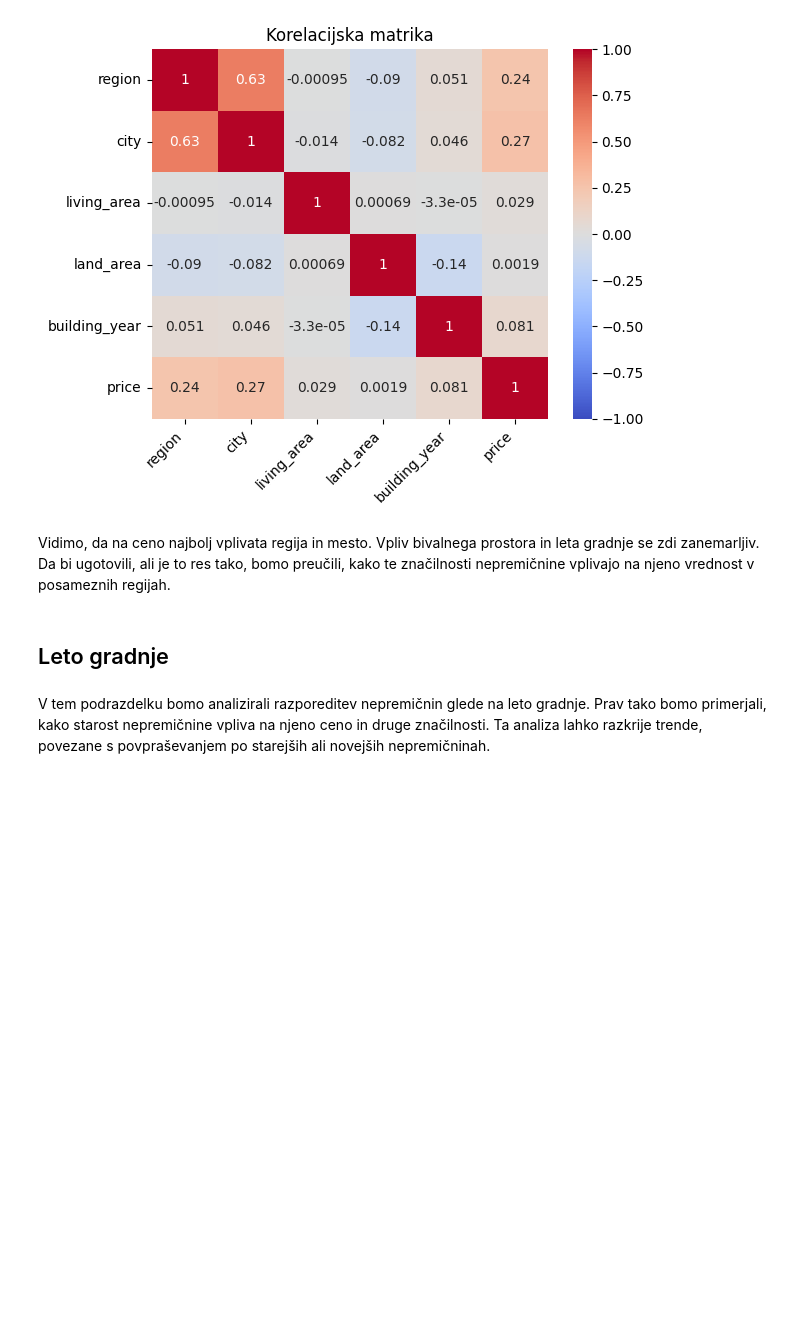
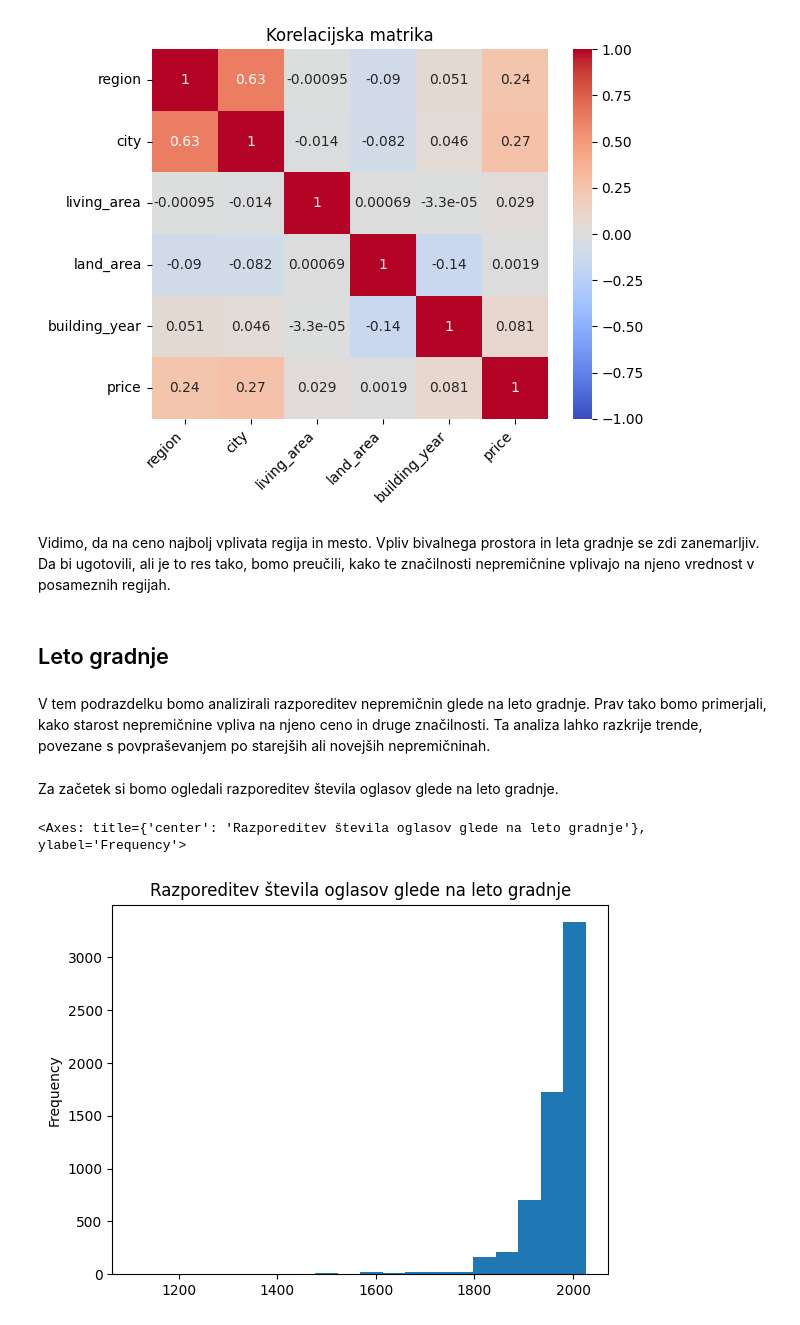
Before and after one commit to iruspro/RealEstateSlovenia-Insight, a Jupyter notebook: analysys.ipynb, the cells around one changed output. Saved outputs shown, nothing was run; the diff lists cells and outputs as text; code cells hidden in the pictures; blank space fills up the shorter version.

Commit message:
a subsection of the Property Characteristics Analysis section, Year Built, has been written.

```diff
--- a/analysys.ipynb
+++ b/analysys.ipynb
@@ -742,3 +743,13 @@ Vidimo, da na ceno najbolj vplivata regija in mesto. Vpliv bivalnega prostora in
 ## Leto gradnje
 # %% [markdown]
 V tem podrazdelku bomo analizirali razporeditev nepremičnin glede na leto gradnje. Prav tako bomo primerjali, kako starost nepremičnine vpliva na njeno ceno in druge značilnosti. Ta analiza lahko razkrije trende, povezane s povpraševanjem po starejših ali novejših nepremičninah.
+# %% [markdown]
+Za začetek si bomo ogledali razporeditev števila oglasov glede na leto gradnje.
+# %%
+sell_df['building_year'].plot.hist(
+    title='Razporeditev števila oglasov glede na leto gradnje',
+    bins=20
+)
+# %% [output]
+<Axes: title={'center': 'Razporeditev števila oglasov glede na leto gradnje'}, ylabel='Frequency'>
+[figure, added]
```
Also changed, not shown: parts of 6 cells of this notebook.
